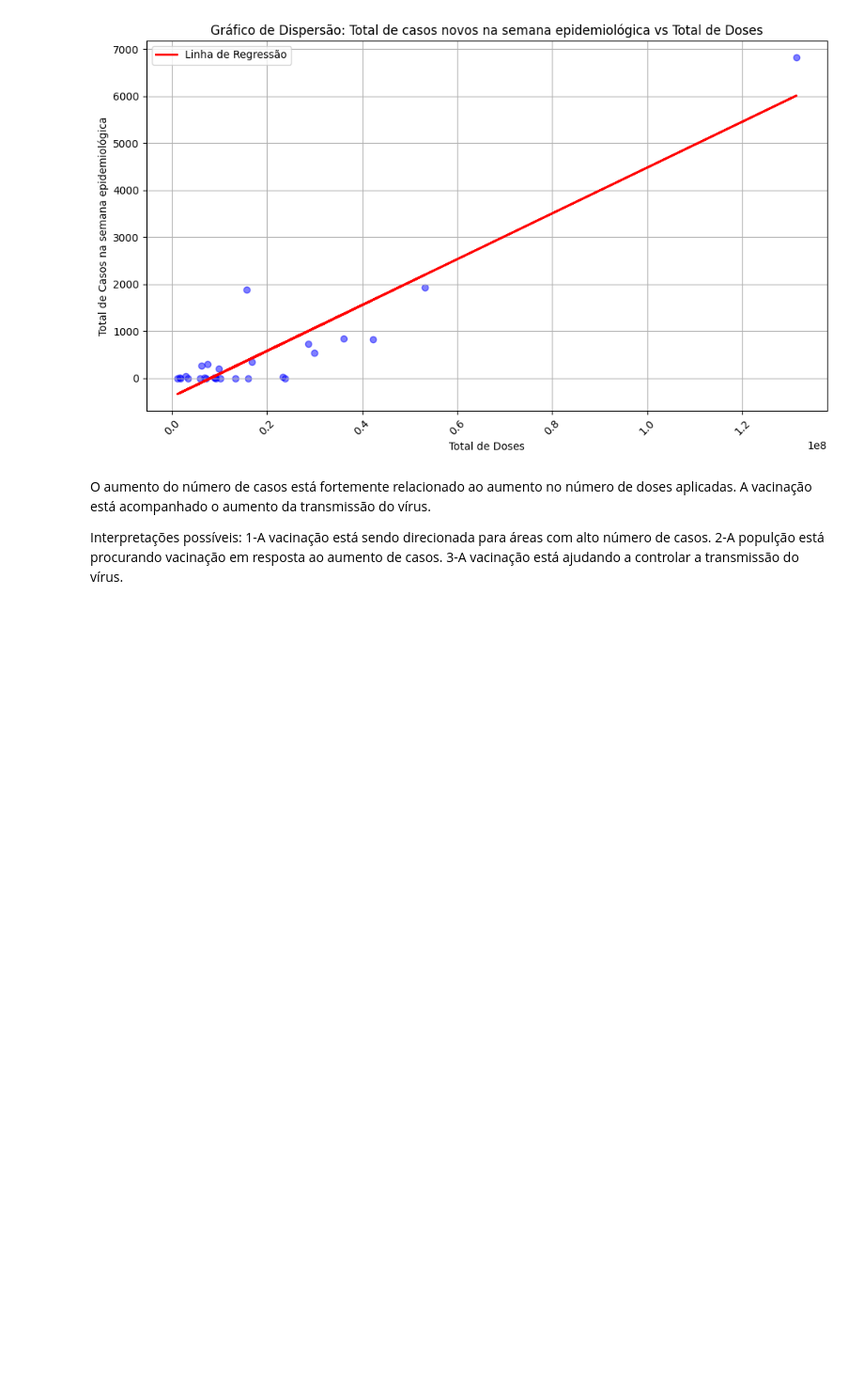
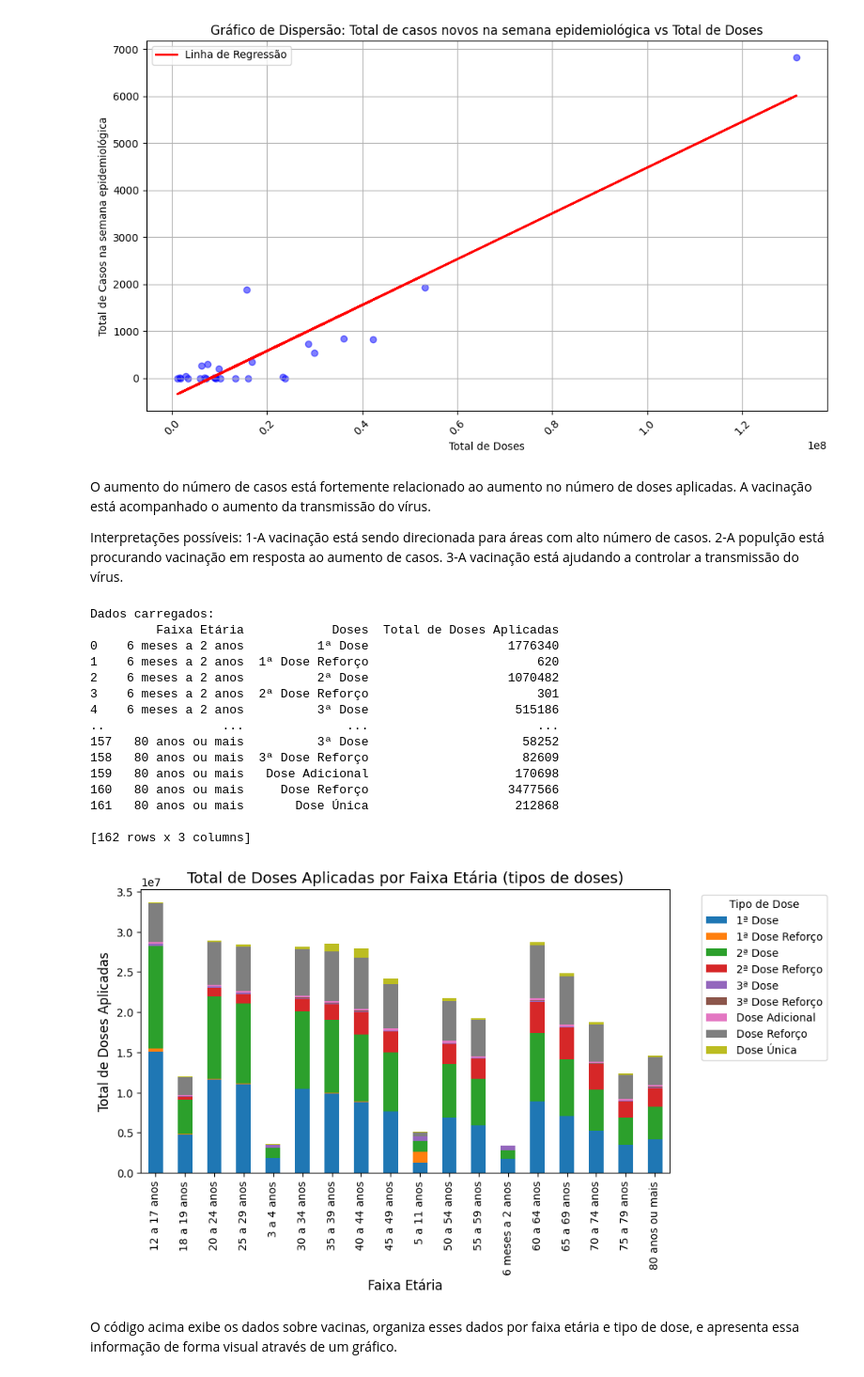
Before and after one commit to matheusOliver28/covid, a Jupyter notebook: Untitled1.ipynb, the cells around one changed output. Shown: that part at 94% size. Saved outputs shown, nothing was run; the diff lists cells and outputs as text; code cells hidden in the pictures; blank space fills up the shorter version.

```diff
--- a/Untitled1.ipynb
+++ b/Untitled1.ipynb
@@ -719,3 +719,55 @@ Interpretações possíveis:
 1-A vacinação está sendo direcionada para áreas com alto número de casos.
 2-A populção está procurando vacinação em resposta ao aumento de casos.
 3-A vacinação está ajudando a controlar a transmissão do vírus.
+# %%
+import pandas as pd
+import matplotlib.pyplot as plt
+
+# Carregar os dados do arquivo Excel
+df = pd.read_excel('/content/faixa_etaria.xlsx')
+
+# Visualizar todos os dados do DataFrame
+print("Dados carregados:")
+print(df)
+
+# Agrupar os dados por Faixa Etária e tipo de Dose
+df_grouped = df.groupby(['Faixa Etária', 'Doses'])['Total de Doses Aplicadas'].sum().unstack().fillna(0)
+
+# Configurar a largura das barras
+largura = 0.8
+
+# Criar o gráfico
+fig, ax = plt.subplots(figsize=(10, 6))
+
+# Criar gráfico empilhado
+df_grouped.plot(kind='bar', stacked=True, ax=ax, color=plt.cm.tab10.colors)
+
+# Adicionar rótulos e título
+ax.set_xlabel('Faixa Etária', fontsize=12)
+ax.set_ylabel('Total de Doses Aplicadas', fontsize=12)
+ax.set_title('Total de Doses Aplicadas por Faixa Etária (tipos de doses)', fontsize=14)
+
+# Adicionar legendas e ajustar sua posição
+ax.legend(title='Tipo de Dose', bbox_to_anchor=(1.05, 1), loc='upper left')
+
+# Ajustar layout para dar espaço à legenda
+plt.tight_layout(pad=2.0)
+# %% [output]
+Dados carregados:
+         Faixa Etária            Doses  Total de Doses Aplicadas
+0    6 meses a 2 anos          1ª Dose                   1776340
+1    6 meses a 2 anos  1ª Dose Reforço                       620
+2    6 meses a 2 anos          2ª Dose                   1070482
+3    6 meses a 2 anos  2ª Dose Reforço                       301
+4    6 meses a 2 anos          3ª Dose                    515186
+..                ...              ...                       ...
+157   80 anos ou mais          3ª Dose                     58252
+158   80 anos ou mais  3ª Dose Reforço                     82609
+159   80 anos ou mais   Dose Adicional                    170698
+160   80 anos ou mais     Dose Reforço                   3477566
+161   80 anos ou mais       Dose Única                    212868
+
+[162 rows x 3 columns]
+[figure, added]
+# %% [markdown]
+O código acima exibe os dados sobre vacinas, organiza esses dados por faixa etária e tipo de dose, e apresenta essa informação de forma visual através de um gráfico.
```
